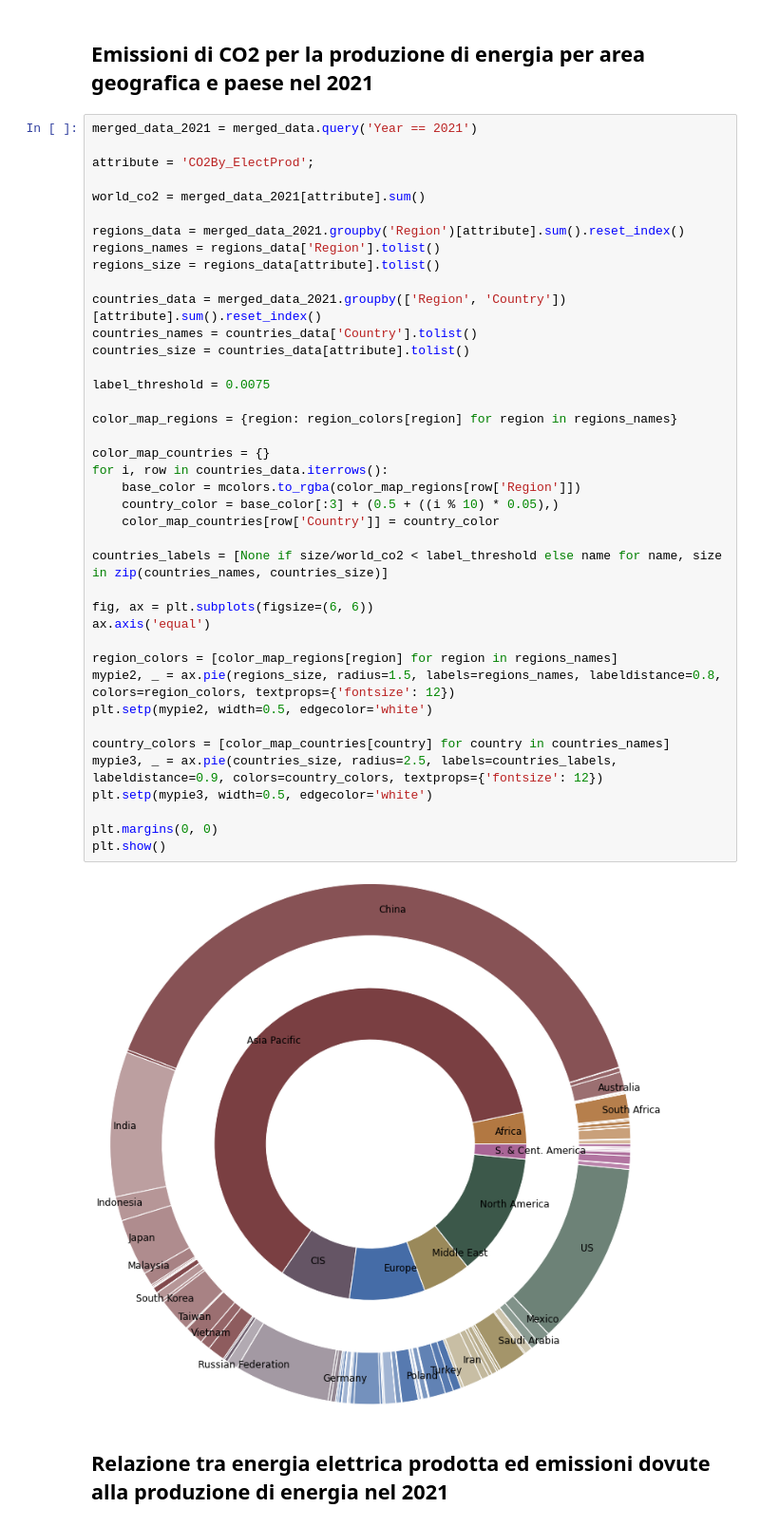
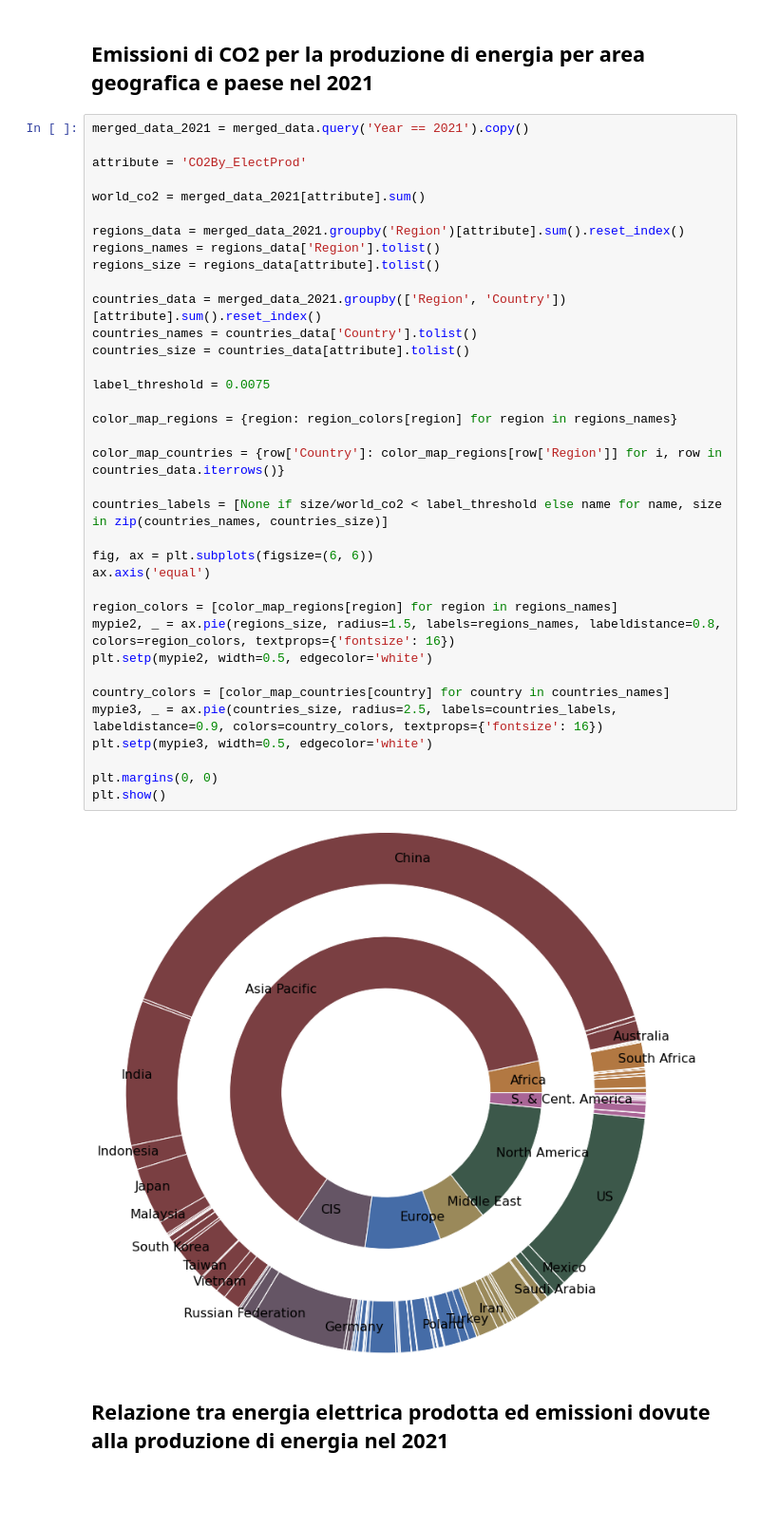
Before and after one commit to mattiamendicino/progetto-scivis, a Jupyter notebook: codice.ipynb, the cells around one changed output. Shown at 95% size. Drawn from its saved outputs; the diff is of its cells as text; blank space fills up the shorter version.

```diff
--- a/codice.ipynb
+++ b/codice.ipynb
@@ -755,47 +756,43 @@ plt.show()
 # %% [markdown]
 ## Emissioni di CO2 per la produzione di energia per area geografica e paese nel 2021
 # %%
-merged_data_2021 = merged_data.query('Year == 2021')
+merged_data_2021 = merged_data.query('Year == 2021').copy()
 
-attribute = 'CO2By_ElectProd';
+attribute = 'CO2By_ElectProd'
 
 world_co2 = merged_data_2021[attribute].sum()
 
 regions_data = merged_data_2021.groupby('Region')[attribute].sum().reset_index()
 regions_names = regions_data['Region'].tolist()
 regions_size = regions_data[attribute].tolist()
 
 countries_data = merged_data_2021.groupby(['Region', 'Country'])[attribute].sum().reset_index()
 countries_names = countries_data['Country'].tolist()
 countries_size = countries_data[attribute].tolist()
 
 label_threshold = 0.0075
 
 color_map_regions = {region: region_colors[region] for region in regions_names}
 
-color_map_countries = {}
-for i, row in countries_data.iterrows():
-    base_color = mcolors.to_rgba(color_map_regions[row['Region']])
-    country_color = base_color[:3] + (0.5 + ((i % 10) * 0.05),)
-    color_map_countries[row['Country']] = country_color
+color_map_countries = {row['Country']: color_map_regions[row['Region']] for i, row in countries_data.iterrows()}
 
 countries_labels = [None if size/world_co2 < label_threshold else name for name, size in zip(countries_names, countries_size)]
 
 fig, ax = plt.subplots(figsize=(6, 6))
 ax.axis('equal')
 
 region_colors = [color_map_regions[region] for region in regions_names]
-mypie2, _ = ax.pie(regions_size, radius=1.5, labels=regions_names, labeldistance=0.8, colors=region_colors, textprops={'fontsize': 12})
+mypie2, _ = ax.pie(regions_size, radius=1.5, labels=regions_names, labeldistance=0.8, colors=region_colors, textprops={'fontsize': 16})
 plt.setp(mypie2, width=0.5, edgecolor='white')
 
 country_colors = [color_map_countries[country] for country in countries_names]
-mypie3, _ = ax.pie(countries_size, radius=2.5, labels=countries_labels, labeldistance=0.9, colors=country_colors, textprops={'fontsize': 12})
+mypie3, _ = ax.pie(countries_size, radius=2.5, labels=countries_labels, labeldistance=0.9, colors=country_colors, textprops={'fontsize': 16})
 plt.setp(mypie3, width=0.5, edgecolor='white')
 
 plt.margins(0, 0)
 plt.show()
 # %% [output]
-[figure, old version]
+[figure, new version]
 # %% [markdown]
 ## Relazione tra energia elettrica prodotta ed emissioni dovute alla produzione di energia nel 2021
 # %%
```
Also changed, not shown: parts of 2 cells of this notebook, 1 other file.
